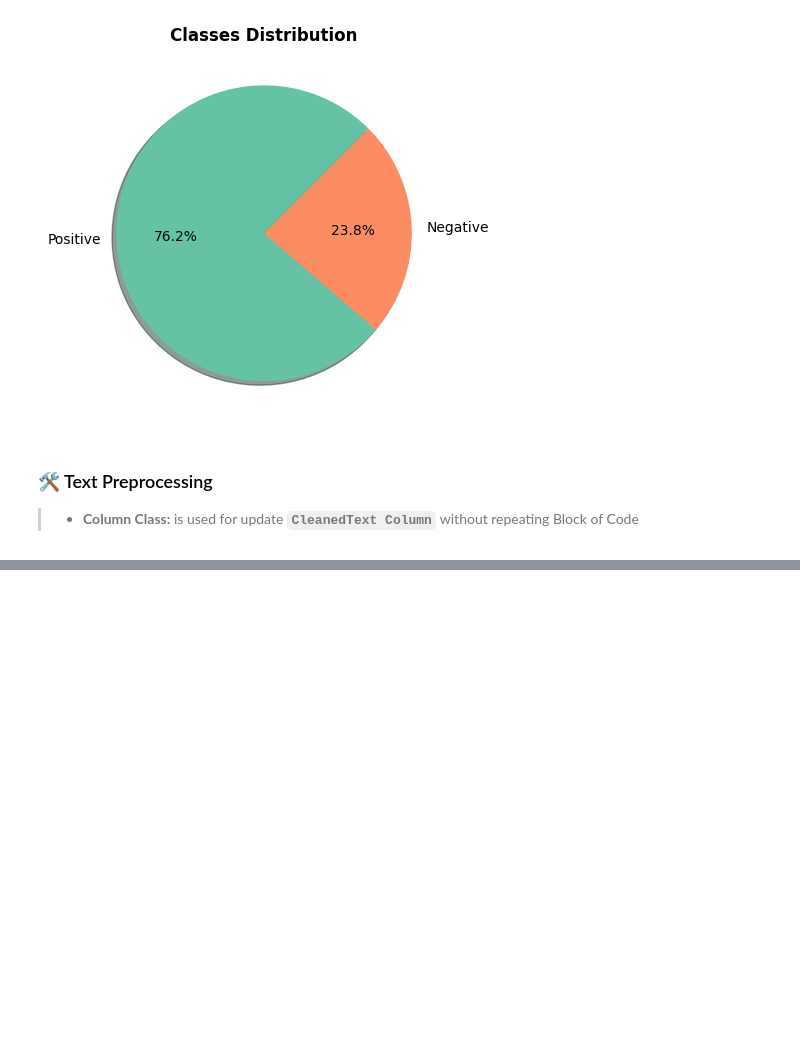
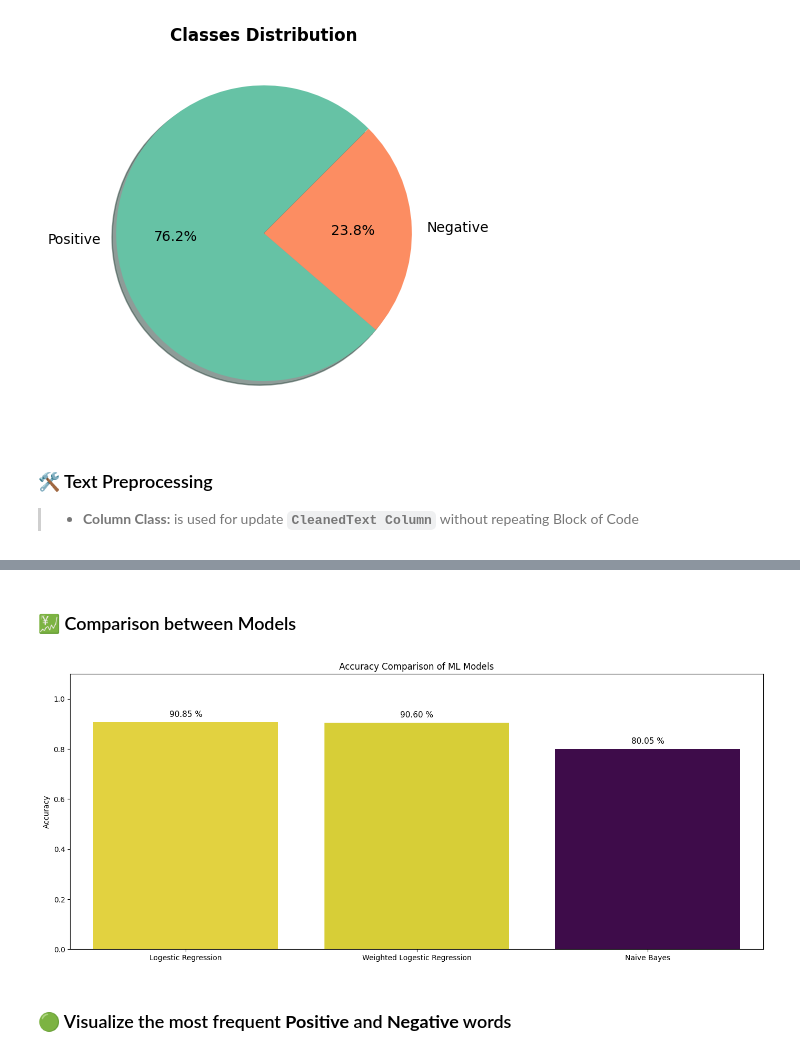
Before and after one commit to Youssef3082004/Elevvo_Pathways_Internship, a Jupyter notebook: Model.ipynb, the cells around one changed output, grey strips where cells are left out. Drawn from its saved outputs; the diff is of its cells as text; code cells hidden in the pictures; blank space fills up the shorter version.

```diff
--- a/Model.ipynb
+++ b/Model.ipynb
@@ -97,0 +364,23 @@ df
+# %% [markdown]
+### 💹 Comparison between Models
+# %%
+all_results = {"Logestic Regression":lr_acc,"Weighted Logestic Regression":weighted_lr,"Naive Bayes":naive_acc}
+# %%
+plt.figure(figsize=(14, 6))
+ax = sns.barplot(x=list(all_results.keys()),y=list(all_results.values()),palette="viridis",hue=list(all_results.values()),legend=False)
+plt.title("Accuracy Comparison of ML Models")
+plt.ylabel("Accuracy")
+plt.xticks(rotation=0)
+plt.ylim(0, 1.1)
+
+for p in ax.patches:
+    height = p.get_height()
+    ax.annotate(f"{height*100:.2f} %",(p.get_x() + p.get_width() / 2, height),ha="center",va="bottom",fontsize=11,xytext=(0, 5),textcoords="offset points")
+
+plt.tight_layout()
+plt.grid(False)
+plt.show()
+# %% [output]
+[figure, added]
+# %% [markdown]
+### 🟢 Visualize the most frequent **Positive** and **Negative** words
```
Also changed, not shown: parts of 45 cells of this notebook.
